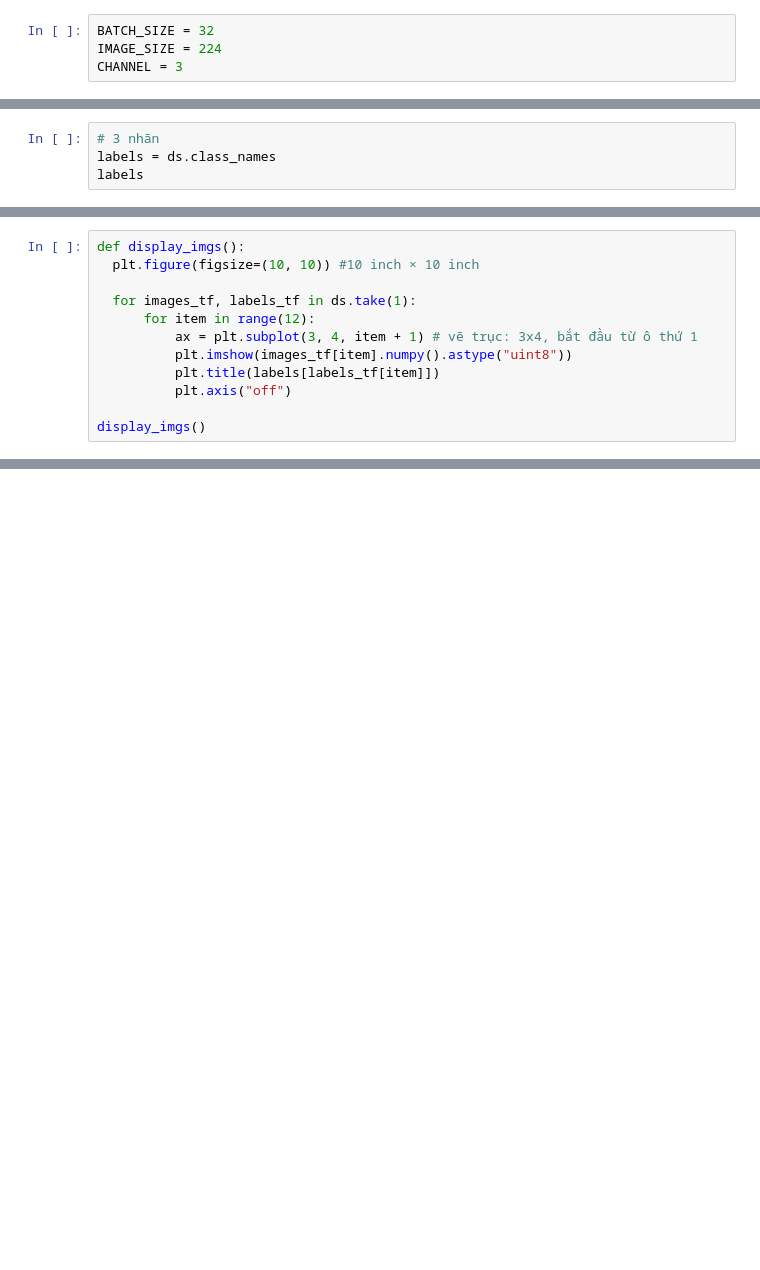
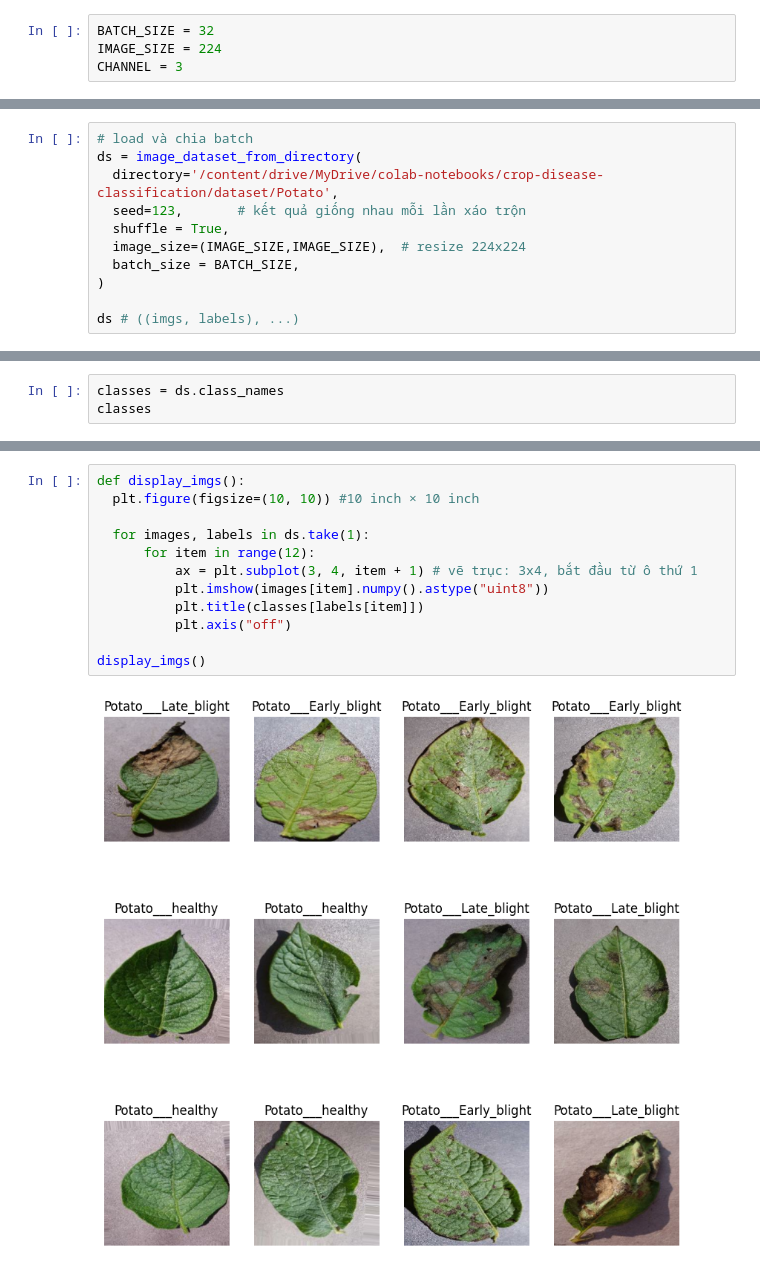
Before and after one commit to ldc-369/crop-disease-classification, a Jupyter notebook: train_model.ipynb, the cells around one changed output, grey strips where cells are left out. Drawn from its saved outputs; the diff is of its cells as text; blank space fills up the shorter version.

```diff
--- a/train_model.ipynb
+++ b/train_model.ipynb
@@ -63,4 +28,0 @@ array([0, 1, 1, 1, 0, 2, 2, 2, 2, 0, 2, 1, 1, 0, 1, 2, 1, 1, 0, 0, 1, 1,
-# %%
-# 3 nhãn
-labels = ds.class_names
-labels
@@ -69,12 +28,0 @@ labels
-# %%
-def display_imgs():
-  plt.figure(figsize=(10, 10)) #10 inch × 10 inch
-
-  for images_tf, labels_tf in ds.take(1):
-      for item in range(12):
-          ax = plt.subplot(3, 4, item + 1) # vẽ trục: 3x4, bắt đầu từ ô thứ 1
-          plt.imshow(images_tf[item].numpy().astype("uint8"))
-          plt.title(labels[labels_tf[item]])
-          plt.axis("off")
-
-display_imgs()
@@ -344,0 +29,11 @@ for images_tf, labels_tf in test_ds.take(1):
+# %%
+# load và chia batch
+ds = image_dataset_from_directory(
+  directory='/content/drive/MyDrive/colab-notebooks/crop-disease-classification/dataset/Potato',
+  seed=123,       # kết quả giống nhau mỗi lần xáo trộn
+  shuffle = True,
+  image_size=(IMAGE_SIZE,IMAGE_SIZE),  # resize 224x224
+  batch_size = BATCH_SIZE,
+)
+
+ds # ((imgs, labels), ...)
@@ -344,0 +43,3 @@ for images_tf, labels_tf in test_ds.take(1):
+# %%
+classes = ds.class_names
+classes
@@ -344,0 +70,14 @@ for images_tf, labels_tf in test_ds.take(1):
+# %%
+def display_imgs():
+  plt.figure(figsize=(10, 10)) #10 inch × 10 inch
+
+  for images, labels in ds.take(1):
+      for item in range(12):
+          ax = plt.subplot(3, 4, item + 1) # vẽ trục: 3x4, bắt đầu từ ô thứ 1
+          plt.imshow(images[item].numpy().astype("uint8"))
+          plt.title(classes[labels[item]])
+          plt.axis("off")
+
+display_imgs()
+# %% [output]
+[figure, added]
```
Also changed, not shown: parts of 60 cells of this notebook, 15 other files.
